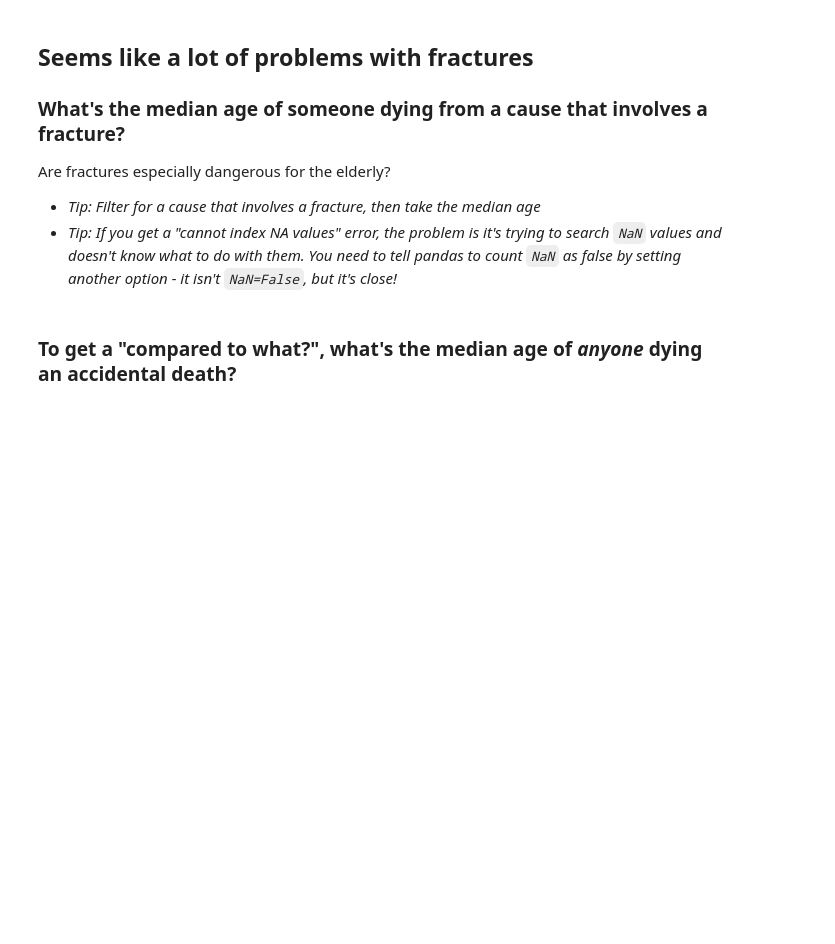
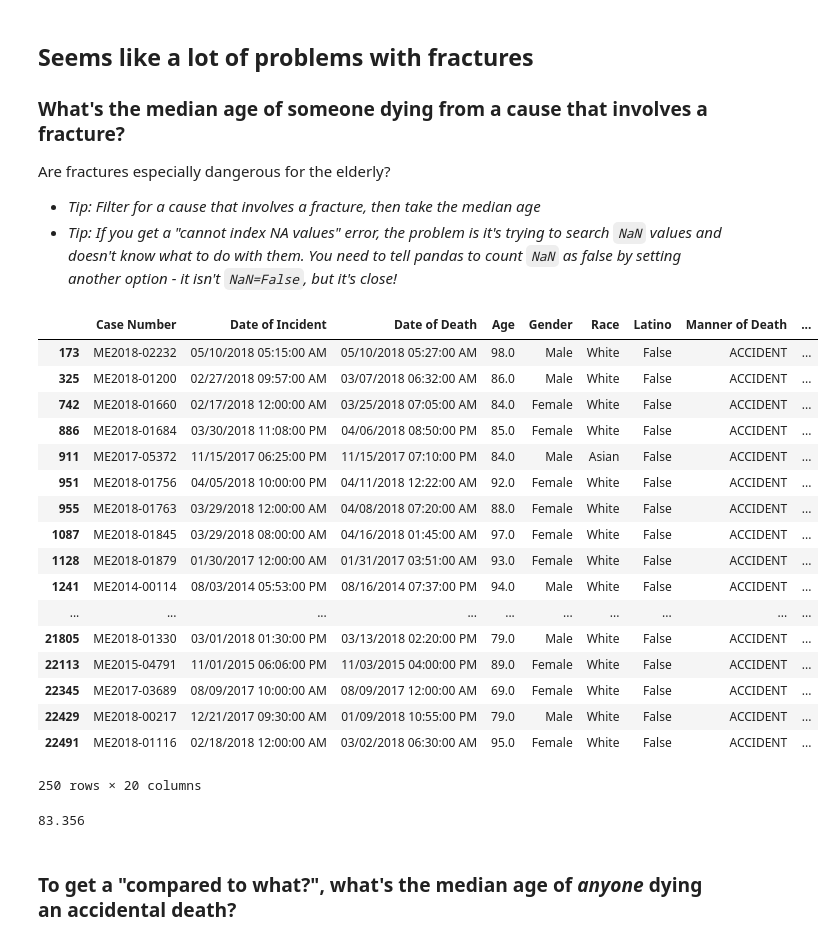
Before and after one commit to kosmaspanag/foundations_homework, a Jupyter notebook: 07-homework/medical-examiner/Medical Examiner.ipynb, the cells around one changed output. Saved outputs shown, nothing was run; the diff lists cells and outputs as text; code cells hidden in the pictures; blank space fills up the shorter version.

```diff
--- a/07-homework/medical-examiner/Medical Examiner.ipynb
+++ b/07-homework/medical-examiner/Medical Examiner.ipynb
@@ -263,5 +287,31 @@ Are fractures especially dangerous for the elderly?
 
 - *Tip: Filter for a cause that involves a fracture, then take the median age*
 - *Tip: If you get a "cannot index NA values" error, the problem is it's trying to search `NaN` values and doesn't know what to do with them. You need to tell pandas to count `NaN` as false by setting another option - it isn't `NaN=False`, but it's close!*
+# %%
+fracture = df[df['Primary Cause'].str.contains("FRACTURE", na=False)]
+fracture
+# %% [output]
+|  | Case Number | Date of Incident | Date of Death | Age | Gender | Race | Latino | Manner of Death | ... |
+| 173 | ME2018-02232 | 05/10/2018 05:15:00 AM | 05/10/2018 05:27:00 AM | 98.0 | Male | White | False | ACCIDENT | ... |
+| 325 | ME2018-01200 | 02/27/2018 09:57:00 AM | 03/07/2018 06:32:00 AM | 86.0 | Male | White | False | ACCIDENT | ... |
+| 742 | ME2018-01660 | 02/17/2018 12:00:00 AM | 03/25/2018 07:05:00 AM | 84.0 | Female | White | False | ACCIDENT | ... |
+| 886 | ME2018-01684 | 03/30/2018 11:08:00 PM | 04/06/2018 08:50:00 PM | 85.0 | Female | White | False | ACCIDENT | ... |
+| 911 | ME2017-05372 | 11/15/2017 06:25:00 PM | 11/15/2017 07:10:00 PM | 84.0 | Male | Asian | False | ACCIDENT | ... |
+| 951 | ME2018-01756 | 04/05/2018 10:00:00 PM | 04/11/2018 12:22:00 AM | 92.0 | Female | White | False | ACCIDENT | ... |
+| 955 | ME2018-01763 | 03/29/2018 12:00:00 AM | 04/08/2018 07:20:00 AM | 88.0 | Female | White | False | ACCIDENT | ... |
+| 1087 | ME2018-01845 | 03/29/2018 08:00:00 AM | 04/16/2018 01:45:00 AM | 97.0 | Female | White | False | ACCIDENT | ... |
+| 1128 | ME2018-01879 | 01/30/2017 12:00:00 AM | 01/31/2017 03:51:00 AM | 93.0 | Female | White | False | ACCIDENT | ... |
+| 1241 | ME2014-00114 | 08/03/2014 05:53:00 PM | 08/16/2014 07:37:00 PM | 94.0 | Male | White | False | ACCIDENT | ... |
+| ... | ... | ... | ... | ... | ... | ... | ... | ... | ... |
+| 21805 | ME2018-01330 | 03/01/2018 01:30:00 PM | 03/13/2018 02:20:00 PM | 79.0 | Male | White | False | ACCIDENT | ... |
+| 22113 | ME2015-04791 | 11/01/2015 06:06:00 PM | 11/03/2015 04:00:00 PM | 89.0 | Female | White | False | ACCIDENT | ... |
+| 22345 | ME2017-03689 | 08/09/2017 10:00:00 AM | 08/09/2017 12:00:00 AM | 69.0 | Female | White | False | ACCIDENT | ... |
+| 22429 | ME2018-00217 | 12/21/2017 09:30:00 AM | 01/09/2018 10:55:00 PM | 79.0 | Male | White | False | ACCIDENT | ... |
+| 22491 | ME2018-01116 | 02/18/2018 12:00:00 AM | 03/02/2018 06:30:00 AM | 95.0 | Female | White | False | ACCIDENT | ... |
+250 rows × 20 columns
+# %%
+fracture.Age.mean()
+# %% [output]
+83.356
 # %% [markdown]
 ### To get a "compared to what?", what's the median age of _anyone_ dying an accidental death?
```
Also changed, not shown: parts of 8 cells of this notebook.
